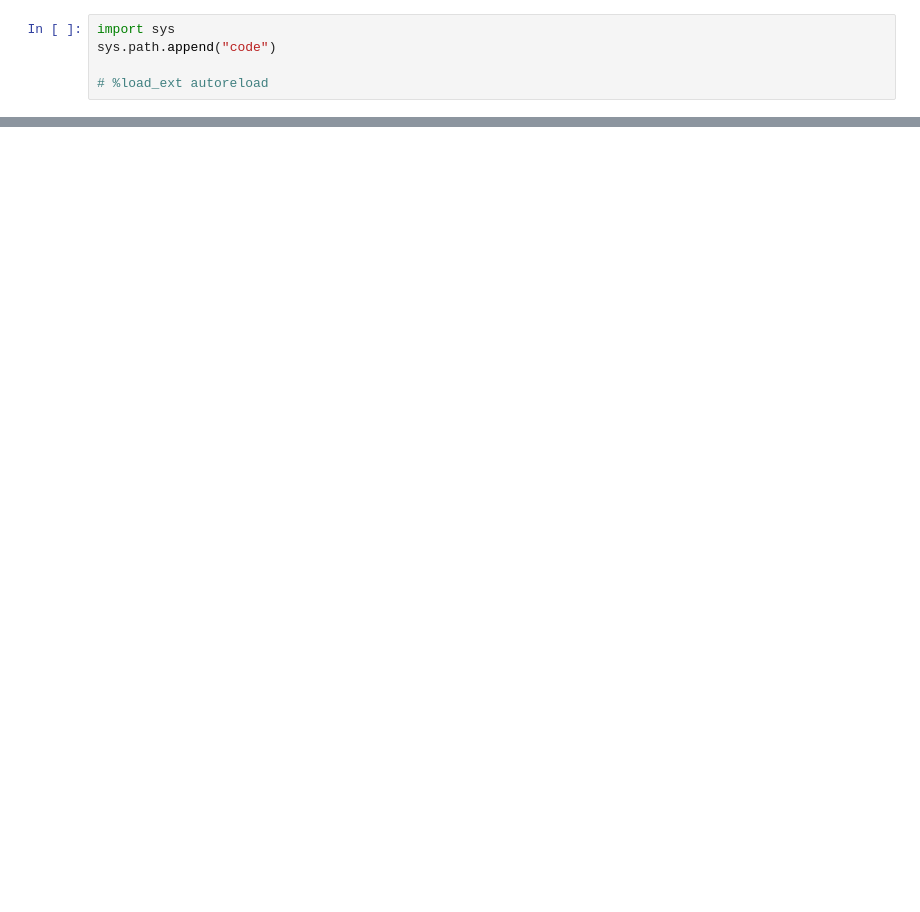
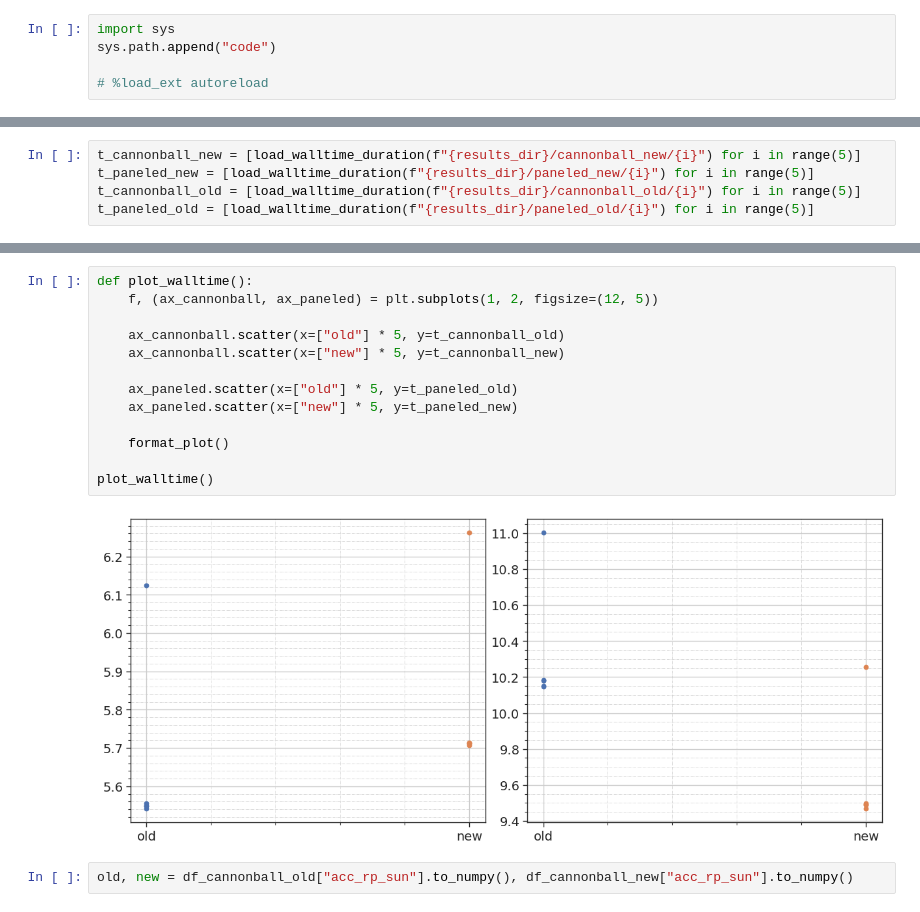
Before and after one commit to DominikStiller/tudelft-hpb-project, a Jupyter notebook: analysis/compare_regression.ipynb, the cells around one changed output, grey strips where cells are left out. Saved outputs shown, nothing was run; the diff lists cells and outputs as text; blank space fills up the shorter version.

```diff
--- a/analysis/compare_regression.ipynb
+++ b/analysis/compare_regression.ipynb
@@ -55,0 +15,5 @@ print(f"% difference of final position: {final_pos_diff_rel:.10%}")
+# %%
+t_cannonball_new = [load_walltime_duration(f"{results_dir}/cannonball_new/{i}") for i in range(5)]
+t_paneled_new = [load_walltime_duration(f"{results_dir}/paneled_new/{i}") for i in range(5)]
+t_cannonball_old = [load_walltime_duration(f"{results_dir}/cannonball_old/{i}") for i in range(5)]
+t_paneled_old = [load_walltime_duration(f"{results_dir}/paneled_old/{i}") for i in range(5)]
@@ -55,0 +53,17 @@ print(f"% difference of final position: {final_pos_diff_rel:.10%}")
+# %%
+def plot_walltime():
+    f, (ax_cannonball, ax_paneled) = plt.subplots(1, 2, figsize=(12, 5))
+
+    ax_cannonball.scatter(x=["old"] * 5, y=t_cannonball_old)
+    ax_cannonball.scatter(x=["new"] * 5, y=t_cannonball_new)
+
+    ax_paneled.scatter(x=["old"] * 5, y=t_paneled_old)
+    ax_paneled.scatter(x=["new"] * 5, y=t_paneled_new)
+
+    format_plot()
+
+plot_walltime()
+# %% [output]
+[figure, added]
+# %%
+old, new = df_cannonball_old["acc_rp_sun"].to_numpy(), df_cannonball_new["acc_rp_sun"].to_numpy()
```
Also changed, not shown: parts of 12 cells of this notebook, 27 other files.
